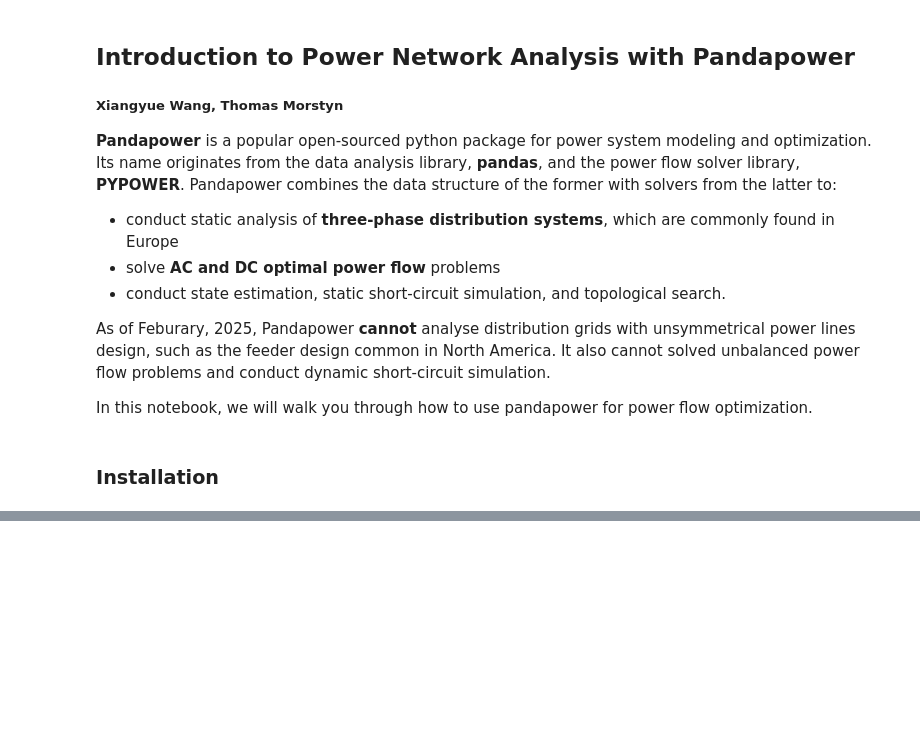
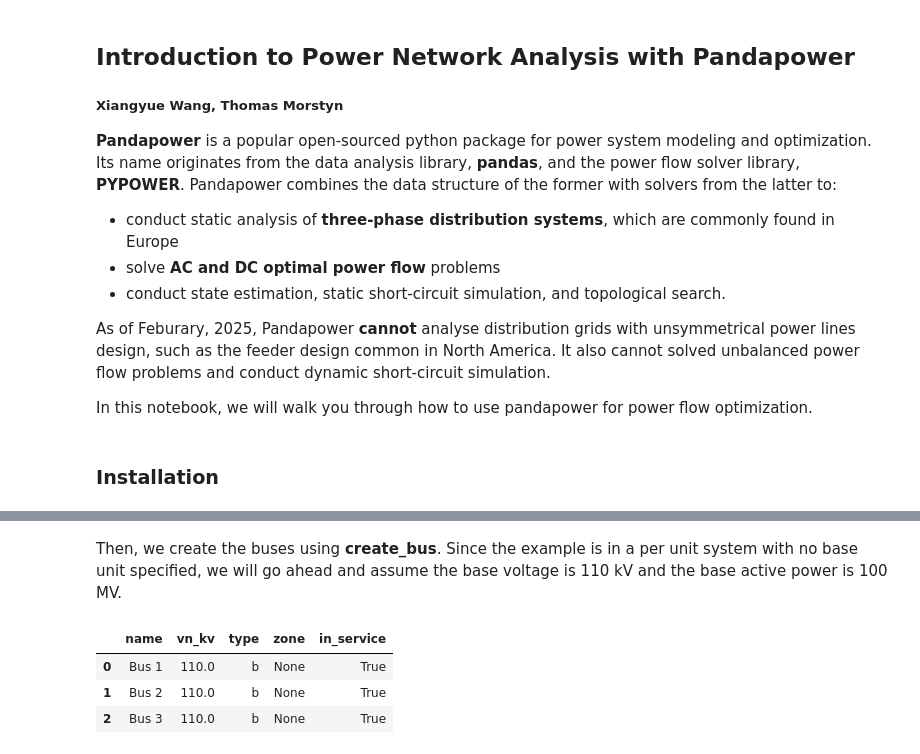
Before and after one commit to PSALOxford/intro_pandapower, a Jupyter notebook: intro-pandapower.ipynb, the cells around one changed output, grey strips where cells are left out. Saved outputs shown, nothing was run; the diff lists cells and outputs as text; code cells hidden in the pictures; blank space fills up the shorter version.

```diff
--- a/intro-pandapower.ipynb
+++ b/intro-pandapower.ipynb
@@ -28,0 +65,19 @@ ModuleNotFoundError: No module named 'pandapower'
+# %% [markdown]
+Then, we create the buses using **create_bus**. Since the example is in a per unit system with no base unit specified, we will go ahead and assume the base voltage is 110 kV and the base active power is 100 MV.
+# %%
+# Set base values for the per unit system
+base_kV = 110.0 # Base voltage in kV
+base_MV = 100  # Base active power
+
+#Create the buses
+bus1 = pp.create_bus(net1, vn_kv=base_kV, name="Bus 1")
+bus2 = pp.create_bus(net1, vn_kv=base_kV, name="Bus 2")
+bus3 = pp.create_bus(net1, vn_kv=base_kV, name="Bus 3")
+
+#Show the bus table
+net1.bus
+# %% [output]
+|  | name | vn_kv | type | zone | in_service |
+| 0 | Bus 1 | 110.0 | b | None | True |
+| 1 | Bus 2 | 110.0 | b | None | True |
+| 2 | Bus 3 | 110.0 | b | None | True |
```
Also changed, not shown: parts of 31 cells of this notebook, 2 other files.
